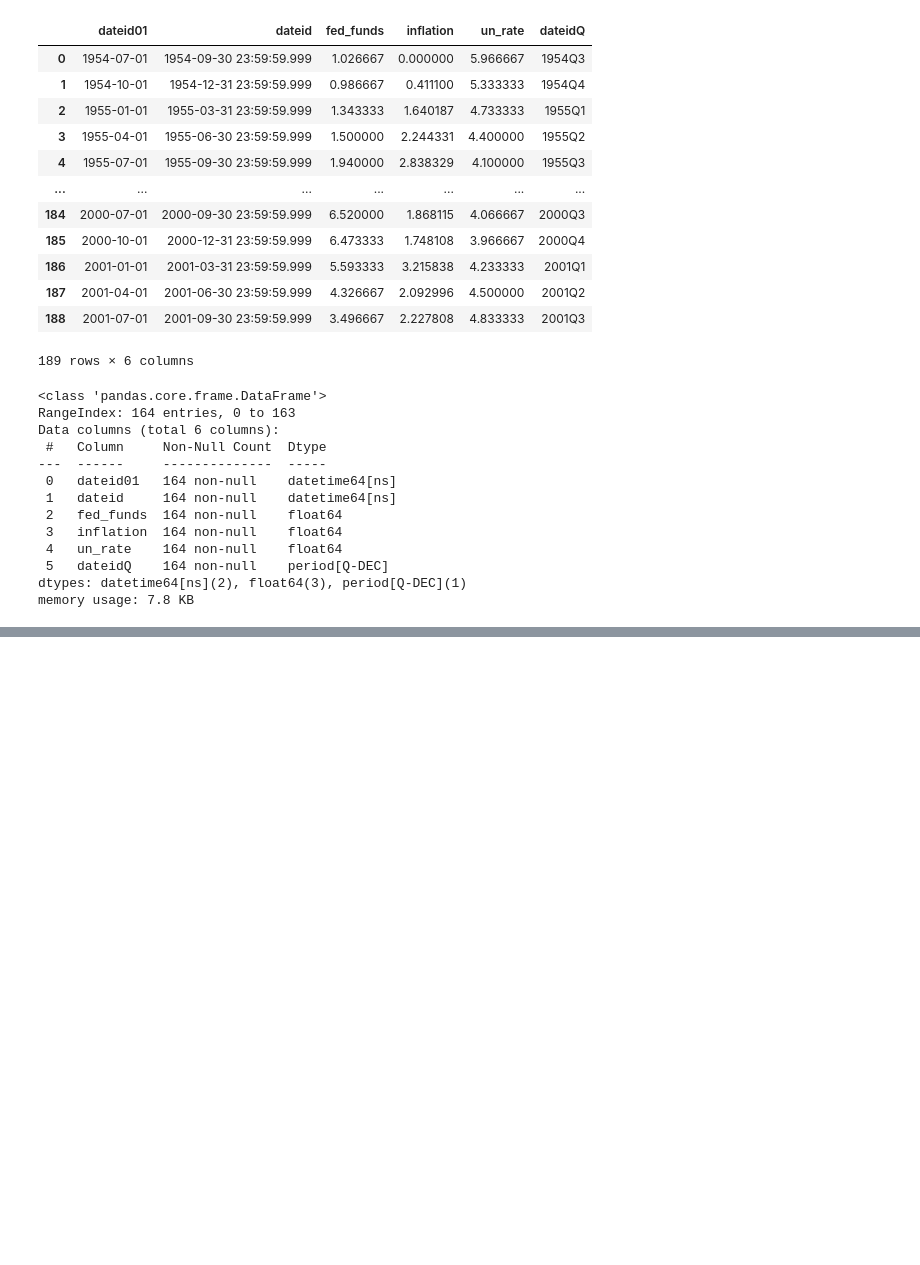
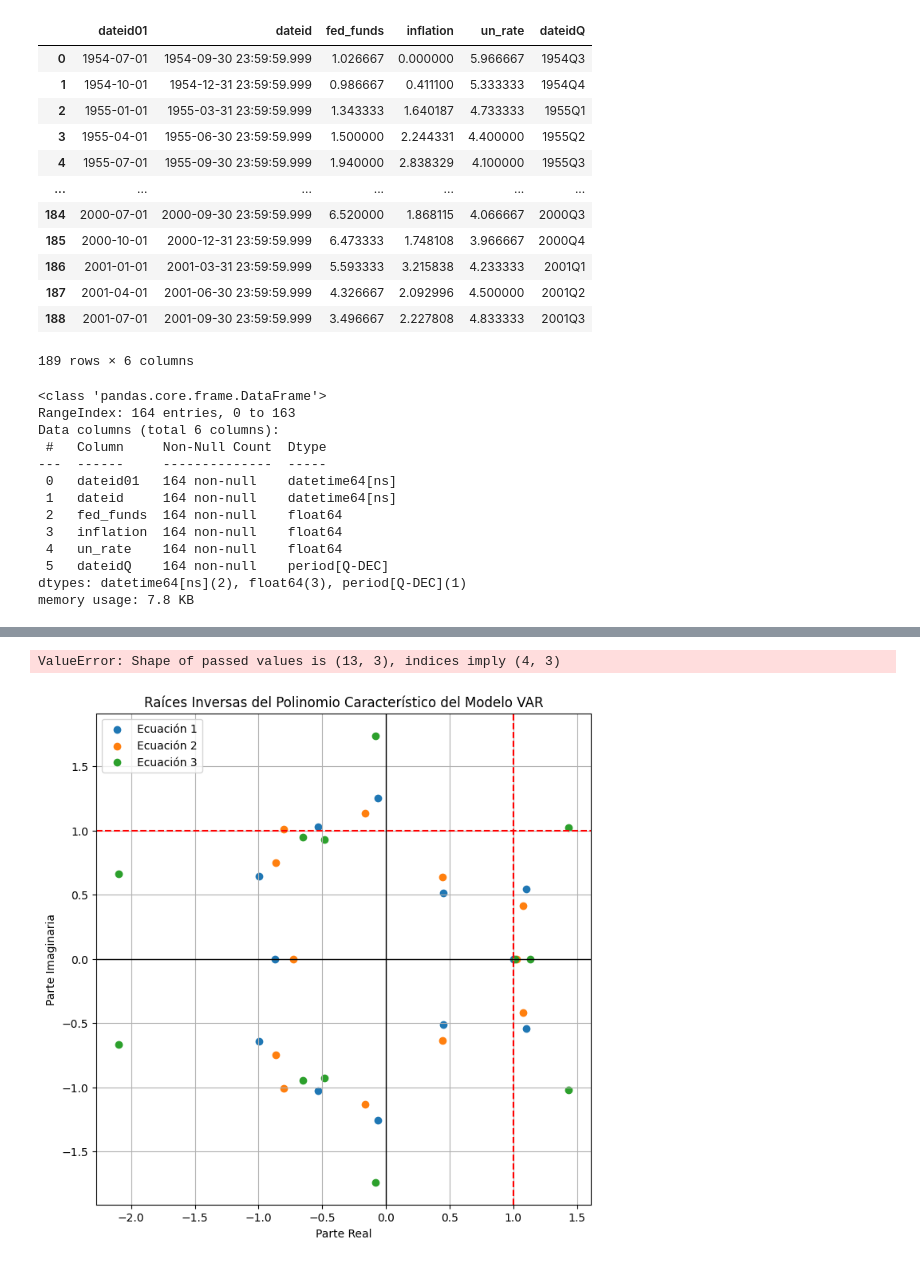
Before and after one commit to DavidGuzzi/MECMT10, a Jupyter notebook: clase_3.ipynb, the cells around one changed output, grey strips where cells are left out. Cells and saved outputs as stored; diff of their text form; code cells hidden in the pictures; blank space fills up the shorter version.

```diff
--- a/clase_3.ipynb
+++ b/clase_3.ipynb
@@ -114,0 +258,79 @@ un_rate      -0.453065  -0.059435  1.000000
+# %%
+# Coeficientes del modelo VAR (extraemos los coeficientes para cada ecuación)
+phi = results.params.values
+
+# Crear el polinomio característico del VAR
+# El polinomio característico es de la forma: 1 - phi_1*B - phi_2*B^2 - ... - phi_p*B^p
+# Para cada ecuación (de cada variable), calculamos el polinomio y sus raíces.
+
+# Obtener el número de ecuaciones (número de variables)
+n_eq = results.neqs
+
+# Crear una figura para el gráfico
+plt.figure(figsize=(8, 8))
+
+# Iterar sobre cada ecuación y calcular las raíces inversas
+for i in range(n_eq):
+    # Obtener los coeficientes de la ecuación i-ésima
+    eq_coeffs = np.concatenate(([1], -phi[i, :]))  # Concatenar 1 al inicio para el polinomio
+
+    # Calcular las raíces del polinomio
+    roots = np.roots(eq_coeffs)
+
+    # Invertir las raíces
+    inverse_roots = 1 / roots
+
+    # Graficar las raíces inversas en el plano complejo
+    plt.scatter(np.real(inverse_roots), np.imag(inverse_roots), label=f'Ecuación {i + 1}')
+
+# Añadir líneas de referencia
+plt.axhline(0, color='black',linewidth=1)
+plt.axvline(0, color='black',linewidth=1)
+plt.axhline(1, color='red', linestyle='--')
+plt.axvline(1, color='red', linestyle='--')
+
+# Etiquetas y título
+plt.title('Raíces Inversas del Polinomio Característico del Modelo VAR')
+plt.xlabel('Parte Real')
+plt.ylabel('Parte Imaginaria')
+plt.grid(True)
+plt.legend()
+plt.show()
+# %% [output]
+ValueError: Shape of passed values is (13, 3), indices imply (4, 3)
+# %%
+# Obtener los coeficientes del modelo VAR (para cada rezago)
+phi = results.coefs  # Esto es un array de forma (nrezagos, nvar, nvar), con los coeficientes para cada rezago
+
+# Crear la figura para el gráfico
+plt.figure(figsize=(8, 8))
+
+# Iterar sobre cada ecuación y calcular las raíces inversas
+for i in range(results.neqs):
+    # Obtener los coeficientes de la ecuación i-ésima
+    eq_coeffs = np.concatenate(([1], -phi[:, i, :].flatten()))  # Concatenar 1 al inicio para el polinomio
+
+    # Calcular las raíces del polinomio
+    roots = np.roots(eq_coeffs)
+
+    # Invertir las raíces
+    inverse_roots = 1 / roots
+
+    # Graficar las raíces inversas en el plano complejo
+    plt.scatter(np.real(inverse_roots), np.imag(inverse_roots), label=f'Ecuación {i + 1}')
+
+# Añadir líneas de referencia
+plt.axhline(0, color='black',linewidth=1)
+plt.axvline(0, color='black',linewidth=1)
+plt.axhline(1, color='red', linestyle='--')
+plt.axvline(1, color='red', linestyle='--')
+
+# Etiquetas y título
+plt.title('Raíces Inversas del Polinomio Característico del Modelo VAR')
+plt.xlabel('Parte Real')
+plt.ylabel('Parte Imaginaria')
+plt.grid(True)
+plt.legend()
+plt.show()
+# %% [output]
+[figure, added]
```
Also changed, not shown: parts of 11 cells of this notebook.
